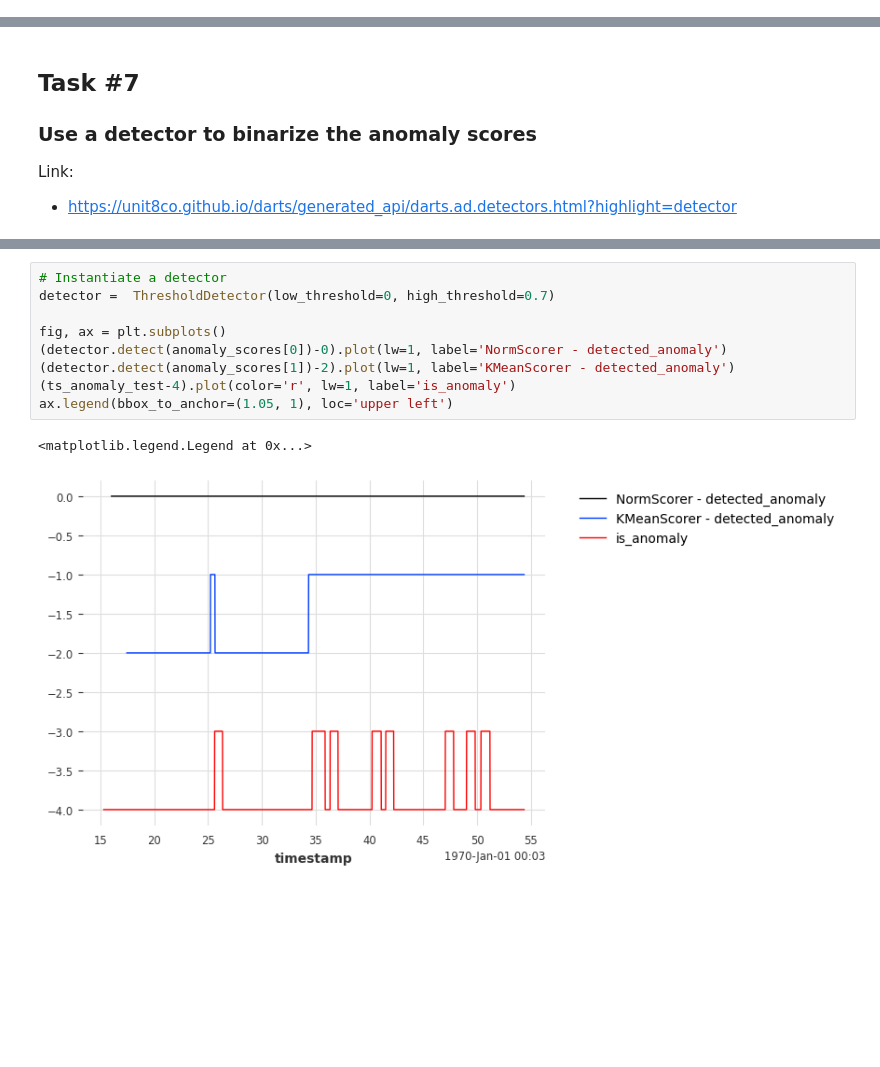
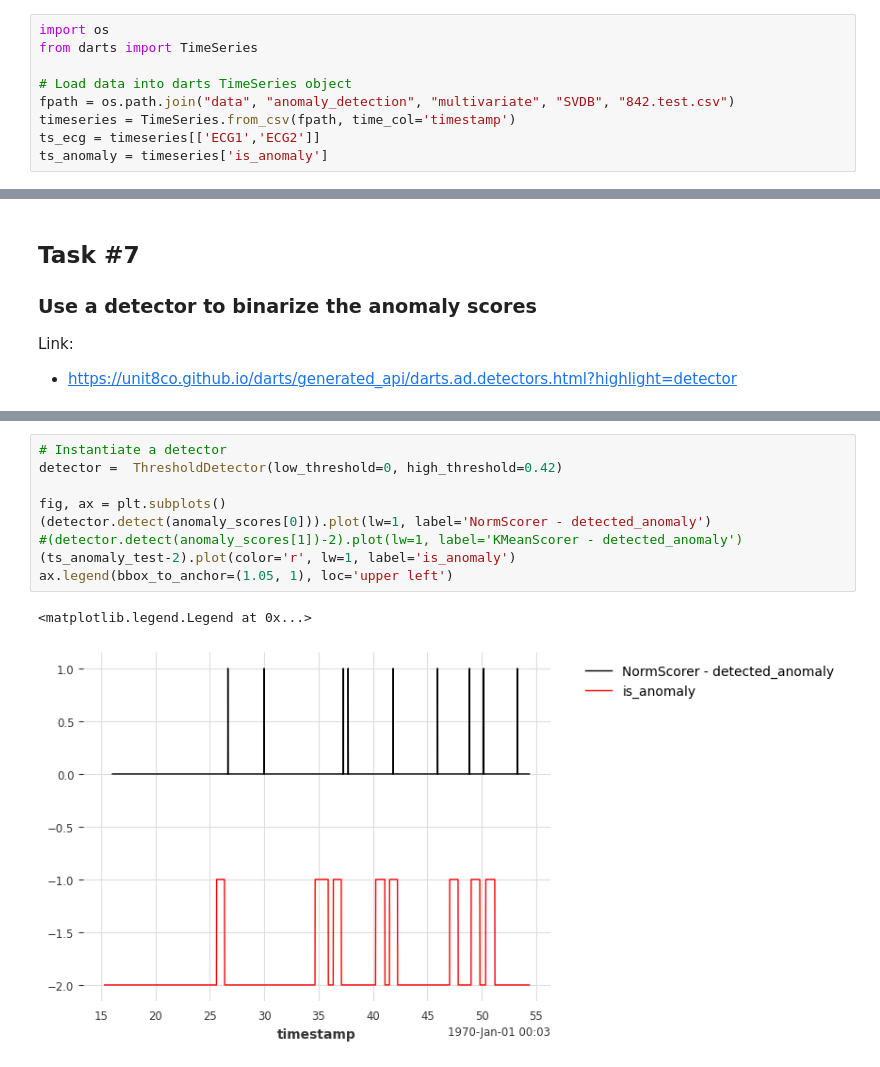
Before and after one commit to unit8co/sds2024-anomaly-detection, a Jupyter notebook: 2_AnomalyDetection.ipynb, the cells around one changed output, grey strips where cells are left out. Cells and saved outputs as stored; diff of their text form; blank space fills up the shorter version.

Commit message:
update anom detection notebook

```diff
--- a/2_AnomalyDetection.ipynb
+++ b/2_AnomalyDetection.ipynb
@@ -26,3 +15,12 @@ ts_anomaly = timeseries['is_anomaly']
+# %%
+import os
+from darts import TimeSeries
+
+# Load data into darts TimeSeries object
+fpath = os.path.join("data", "anomaly_detection", "multivariate", "SVDB", "842.test.csv")
+timeseries = TimeSeries.from_csv(fpath, time_col='timestamp')
+ts_ecg = timeseries[['ECG1','ECG2']]
+ts_anomaly = timeseries['is_anomaly']
 # %% [markdown]
 ### Visualize signal and anomaly
 # %%
@@ -266,13 +276,13 @@ ax.legend(bbox_to_anchor=(1.05, 1), loc='upper left')
 [figure]
 # %%
 # Instantiate a detector
-detector =  ThresholdDetector(low_threshold=0, high_threshold=0.7)
+detector =  ThresholdDetector(low_threshold=0, high_threshold=0.42)
 
 fig, ax = plt.subplots()
-(detector.detect(anomaly_scores[0])-0).plot(lw=1, label='NormScorer - detected_anomaly')
-(detector.detect(anomaly_scores[1])-2).plot(lw=1, label='KMeanScorer - detected_anomaly')
-(ts_anomaly_test-4).plot(color='r', lw=1, label='is_anomaly')
+(detector.detect(anomaly_scores[0])).plot(lw=1, label='NormScorer - detected_anomaly')
+#(detector.detect(anomaly_scores[1])-2).plot(lw=1, label='KMeanScorer - detected_anomaly')
+(ts_anomaly_test-2).plot(color='r', lw=1, label='is_anomaly')
 ax.legend(bbox_to_anchor=(1.05, 1), loc='upper left')
 # %% [output]
 <matplotlib.legend.Legend at 0x...>
-[figure, old version]
+[figure, new version]
```
Also changed, not shown: parts of 20 cells of this notebook, 1 other file.
